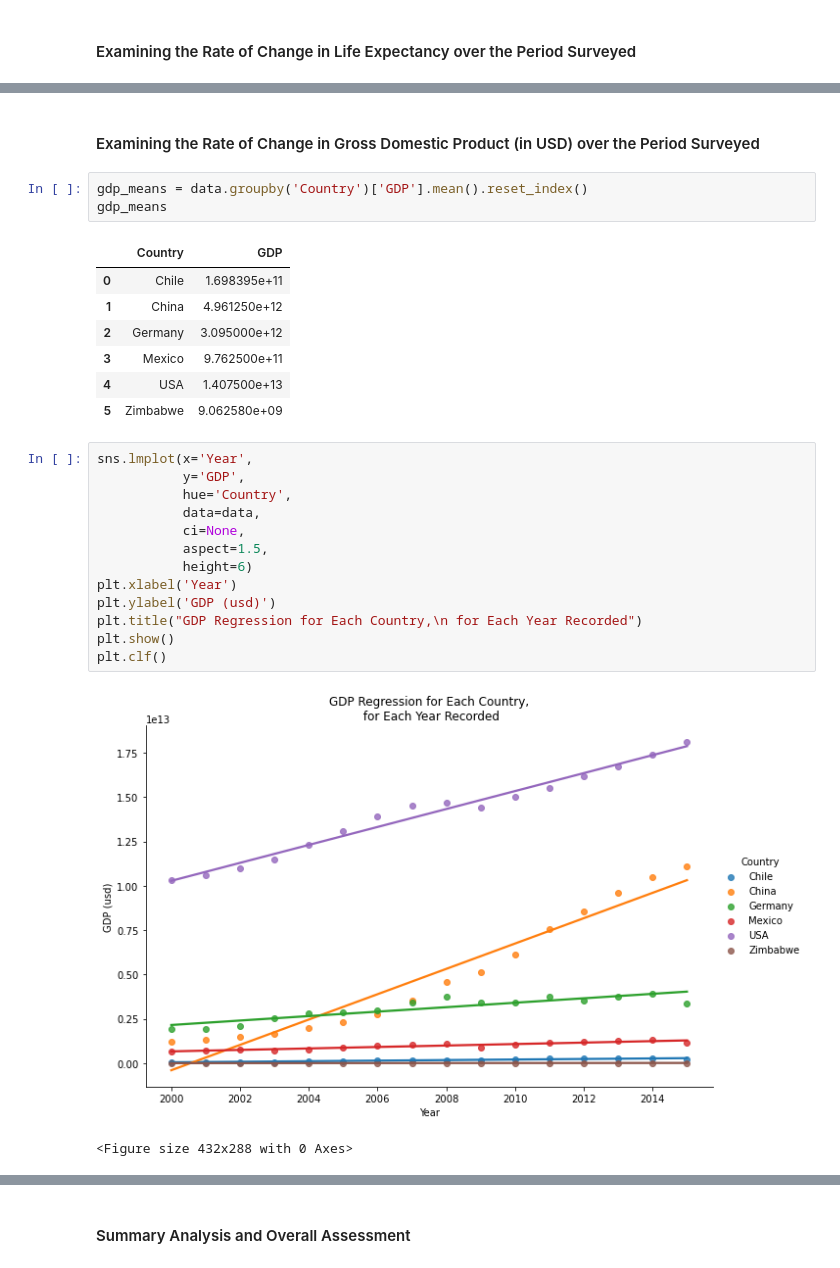
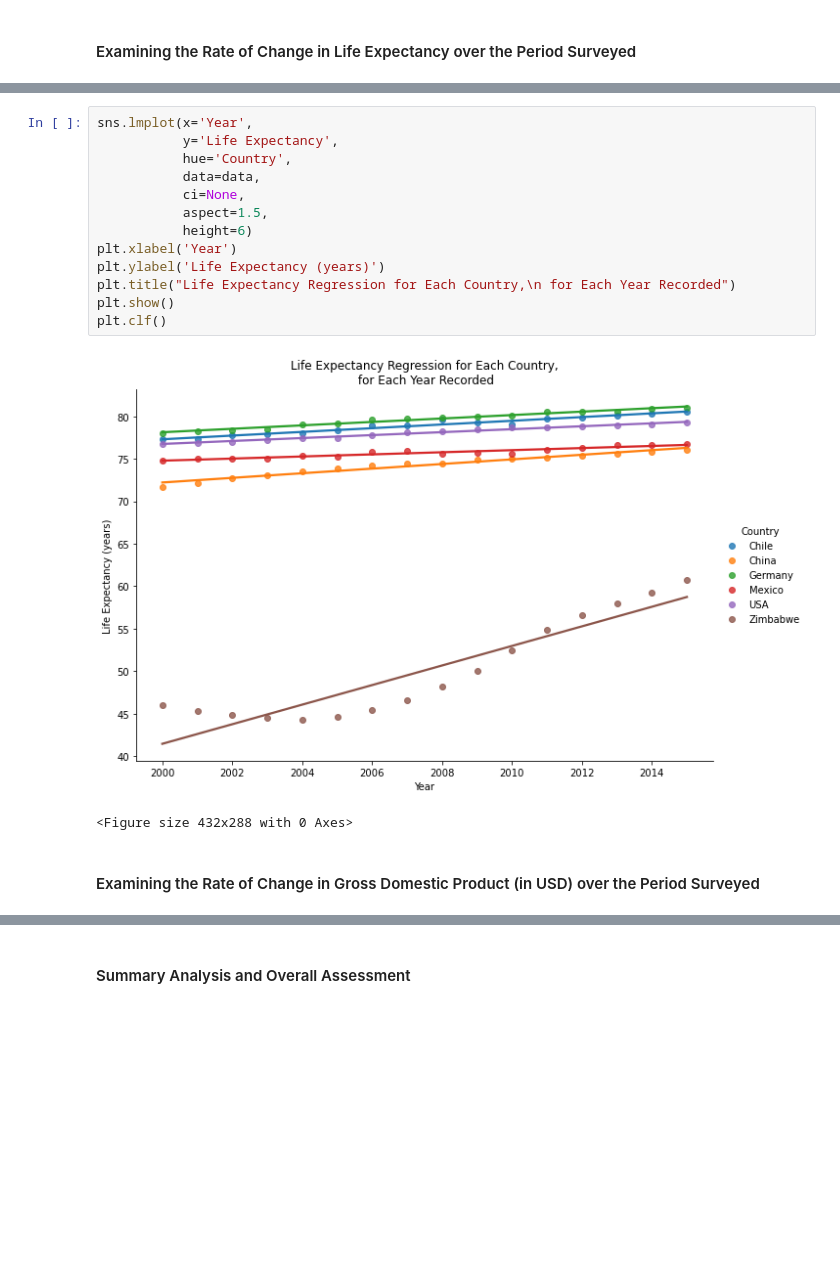
Before and after one commit to roberthallds/life-expectancy-gdp, a Jupyter notebook: project.ipynb, the cells around one changed output, grey strips where cells are left out. Cells and saved outputs as stored; diff of their text form; blank space fills up the shorter version.

```diff
--- a/project.ipynb
+++ b/project.ipynb
@@ -81,29 +141,18 @@ print(data['GDP'].min())
+# %%
+sns.lmplot(x='Year',
+           y='Life Expectancy',
+           hue='Country',
+           data=data,
+           ci=None,
+           aspect=1.5,
+           height=6)
+plt.xlabel('Year')
+plt.ylabel('Life Expectancy (years)')
+plt.title("Life Expectancy Regression for Each Country,\n for Each Year Recorded")
+plt.show()
+plt.clf()
+# %% [output]
+[figure, added]
+<Figure size 432x288 with 0 Axes>
 # %% [markdown]
 #### Examining the Rate of Change in Gross Domestic Product (in USD) over the Period Surveyed
-# %%
-gdp_means = data.groupby('Country')['GDP'].mean().reset_index()
-gdp_means
-# %% [output]
-|  | Country | GDP |
-| 0 | Chile | 1.698395e+11 |
-| 1 | China | 4.961250e+12 |
-| 2 | Germany | 3.095000e+12 |
-| 3 | Mexico | 9.762500e+11 |
-| 4 | USA | 1.407500e+13 |
-| 5 | Zimbabwe | 9.062580e+09 |
-# %%
-sns.lmplot(x='Year',
-           y='GDP',
-           hue='Country',
-           data=data,
-           ci=None,
-           aspect=1.5,
-           height=6)
-plt.xlabel('Year')
-plt.ylabel('GDP (usd)')
-plt.title("GDP Regression for Each Country,\n for Each Year Recorded")
-plt.show()
-plt.clf()
-# %% [output]
-[figure, removed]
-<Figure size 432x288 with 0 Axes>
```
Also changed, not shown: parts of 11 cells of this notebook.
